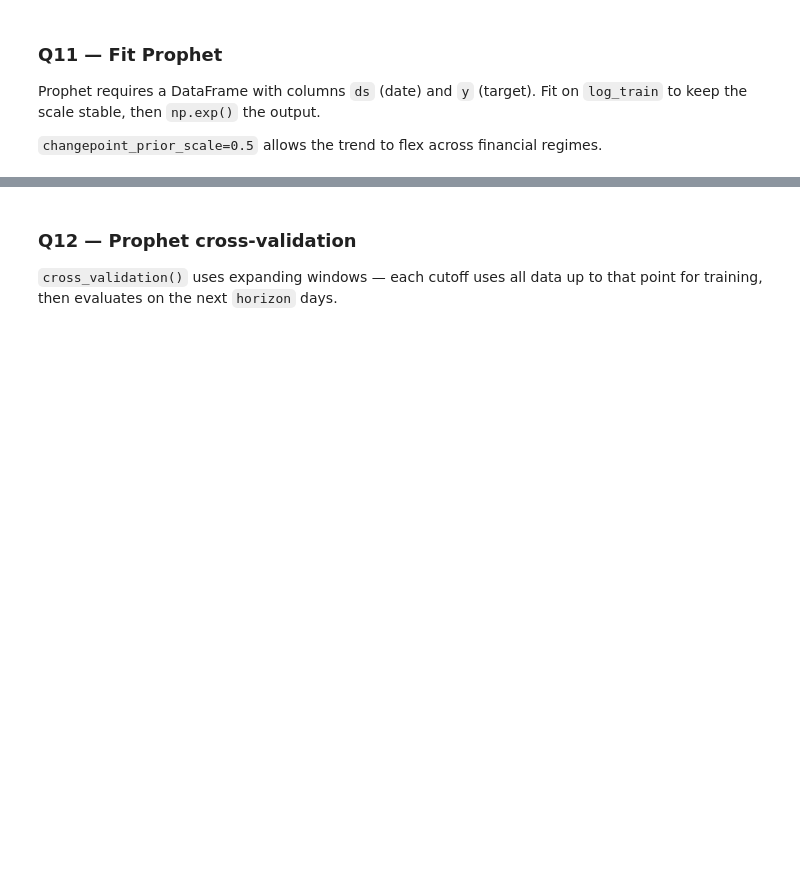
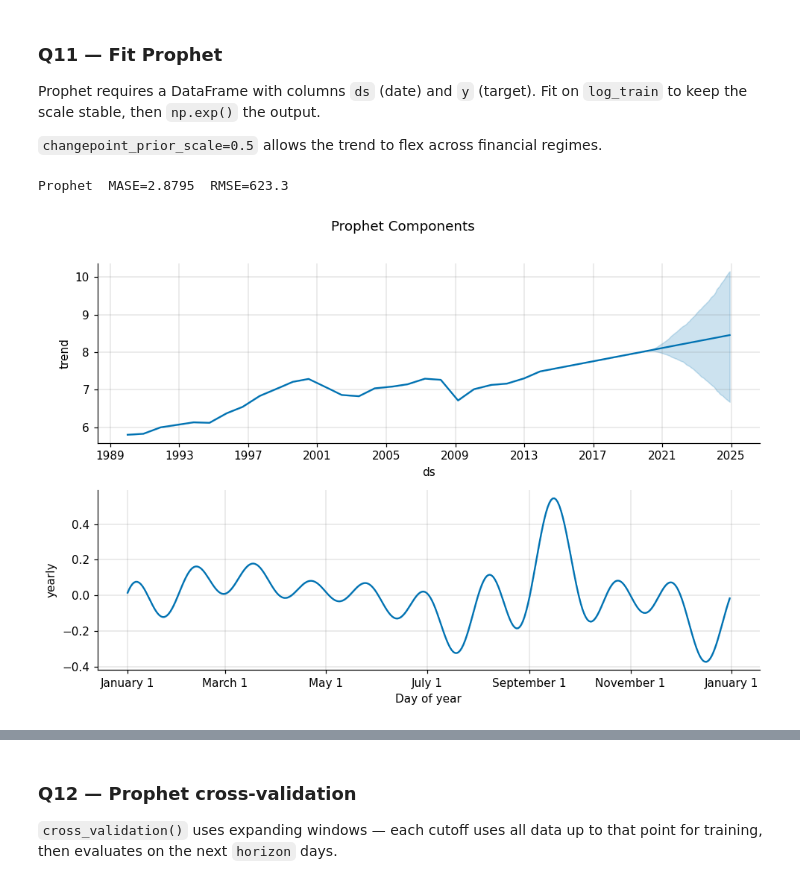
Before and after one commit to Sulav-Koirala/AI-Fellowship-Assignments, a Jupyter notebook: Week 8/W8_Forecasting_Assignment.ipynb, the cells around one changed output, grey strips where cells are left out. Drawn from its saved outputs; the diff is of its cells as text; code cells hidden in the pictures; blank space fills up the shorter version.

```diff
--- a/Week 8/W8_Forecasting_Assignment.ipynb
+++ b/Week 8/W8_Forecasting_Assignment.ipynb
@@ -411,26 +484,29 @@ Fit on `log_train` to keep the scale stable, then `np.exp()` the output.
 # %%
 # Q11 ─────────────────────────────────────────────────────────────────────────
 from prophet import Prophet
 
-prophet_df = None   # DataFrame with columns 'ds' = log_train.index and 'y' = log_train.values
+prophet_df = pd.DataFrame({'ds': log_train.index, 'y': log_train.values})
 
 m_prop = Prophet(
     seasonality_mode='additive',
     changepoint_prior_scale=0.5,
     yearly_seasonality=True,
     weekly_seasonality=False,
     daily_seasonality=False,
 )
 m_prop.fit(prophet_df)
 
 future  = m_prop.make_future_dataframe(periods=H, freq='MS')
 fc_prop = m_prop.predict(future)
-results['Prophet'] = None   # inverse log-transform the last H rows of fc_prop['yhat'] to price space
+results['Prophet'] = np.exp(fc_prop['yhat'].iloc[-H:].values)
 
 m = compute_metrics(test, results['Prophet'], train)
 print(f"Prophet  MASE={m['MASE']:.4f}  RMSE={m['RMSE']:.1f}")
 
 fig = m_prop.plot_components(fc_prop)
 plt.suptitle("Prophet Components", y=1.01); plt.tight_layout(); plt.show()
+# %% [output]
+Prophet  MASE=2.8795  RMSE=623.3
+[figure, added]
 # %% [markdown]
 ✍ **Reflect:** How do Prophet's changepoints relate to the Gaussian Process kernel from Week 6? What prior does `changepoint_prior_scale=0.5` place on regime changes — is it more or less flexible than the default?
```
Also changed, not shown: parts of 43 cells of this notebook, 1 other file.
